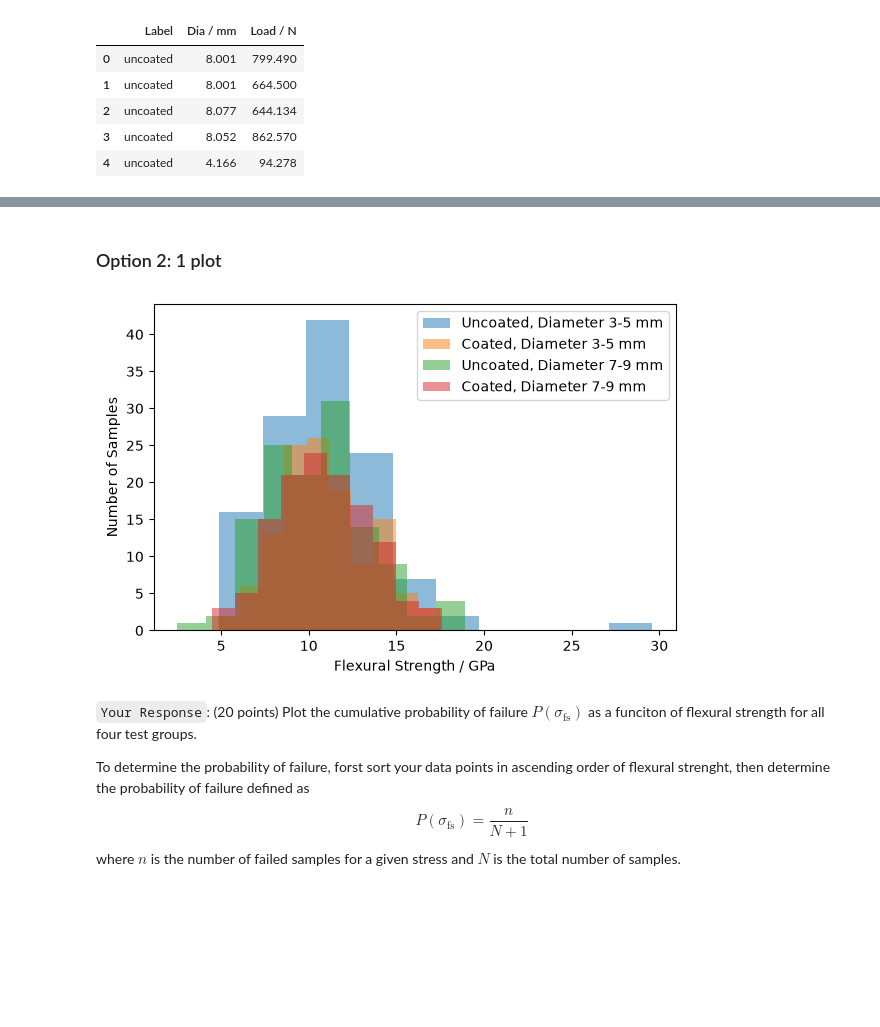
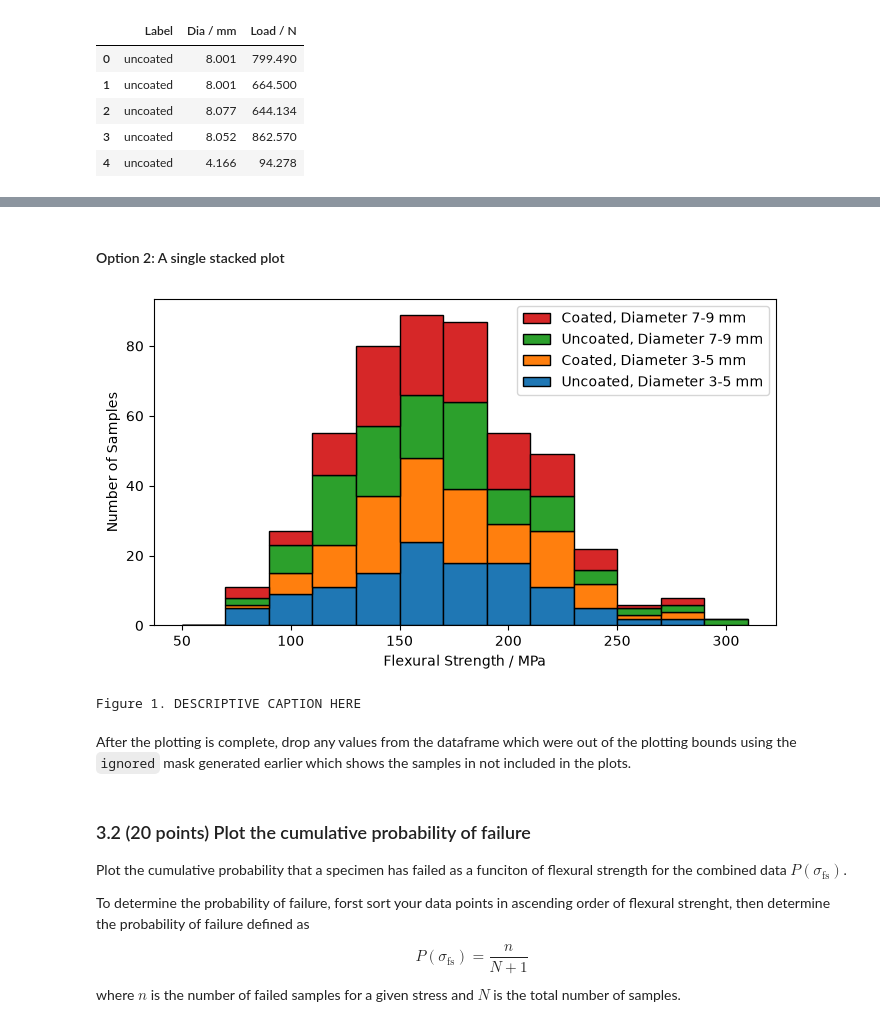
Before and after one commit to mseMSU/Notebooks-pub, a Jupyter notebook: notebooks/MSE/250/Lab_9_Report.ipynb, the cells around one changed output, grey strips where cells are left out. Drawn from its saved outputs; the diff is of its cells as text; code cells hidden in the pictures; blank space fills up the shorter version.

```diff
--- a/notebooks/MSE/250/Lab_9_Report.ipynb
+++ b/notebooks/MSE/250/Lab_9_Report.ipynb
@@ -132,24 +227,28 @@ print("Figure 1. DESCRIPTIVE CAPTION HERE")
 Figure 1. DESCRIPTIVE CAPTION HERE
 # %% [markdown]
-### Option 2: 1 plot
+#### Option 2: A single stacked plot
-# %%
-fig, axes = plt.subplots(figsize=(6, 4))
-
-for key in titles.keys():
-
-    #select the data for each group
-    group_data = df[df['group'] == key]['Flex Strength / GPa']
-
-    #plot each groups data in a histogram
-    axes.hist(group_data, bins=N_BINS, alpha=(.5))
-
-plt.xlabel('Flexural Strength / GPa')
-plt.ylabel('Number of Samples')
-plt.tight_layout()
-plt.legend(titles.values())
-plt.show()
-
-# STUDENT: add a descriptive figure caption. Explain the trends in the caption.
-print("Figure 1. DESCRIPTIVE CAPTION HERE")
-# %% [output]
-[figure, removed]
+# %%
+fig, ax = plt.subplots(figsize=(7, 4))
+
+# collect each group's data into a list
+data = [df[df['group'] == key]['Flex Strength / MPa'] for key in titles.keys()]
+
+# one hist call with all groups -> stacked
+ax.hist(data, bins=BINS, stacked=True, label=list(titles.values()), edgecolor='black')
+
+ax.set_xlabel('Flexural Strength / MPa')
+ax.set_ylabel('Number of Samples')
+
+# these two lines align the order of the legend with the bar plot
+handles, labels = ax.get_legend_handles_labels() # get the legend information
+ax.legend(handles[::-1], labels[::-1]) # flip the order of the handles and labels
+
+plt.tight_layout()
+plt.show()
+
+print("Figure 1. DESCRIPTIVE CAPTION HERE")
+# %% [output]
+[figure, added]
+Figure 1. DESCRIPTIVE CAPTION HERE
+# %% [markdown]
+After the plotting is complete, drop any values from the dataframe which were out of the plotting bounds using the `ignored` mask generated earlier which shows the samples in not included in the plots.
@@ -156,5 +257,7 @@ print("Figure 1. DESCRIPTIVE CAPTION HERE")
 # %% [markdown]
-`Your Response`: (20 points) Plot the cumulative probability of failure $P\left(  \sigma_\mathrm{fs}  \right)$ as a funciton of flexural strength for all four test groups.
+### 3.2 (20 points) Plot the cumulative probability of failure
+
+Plot the cumulative probability that a specimen has failed  as a funciton of flexural strength for the combined data $P\left(  \sigma_\mathrm{fs}  \right)$.
 
 To determine the probability of failure, forst sort your data points in ascending order of flexural strenght, then determine the probability of failure defined as
 $$P\left(  \sigma_\mathrm{fs}  \right) = \frac{n}{N+1}$$
```
Also changed, not shown: parts of 17 cells of this notebook, 1 other file.
